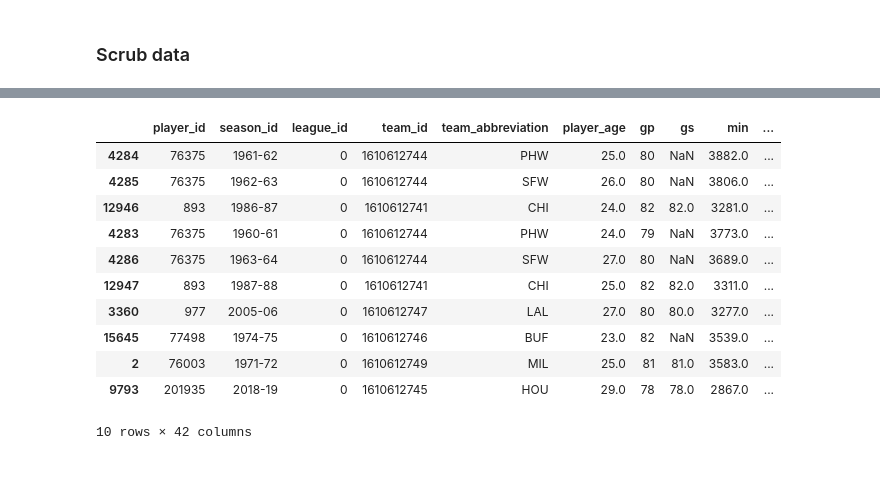
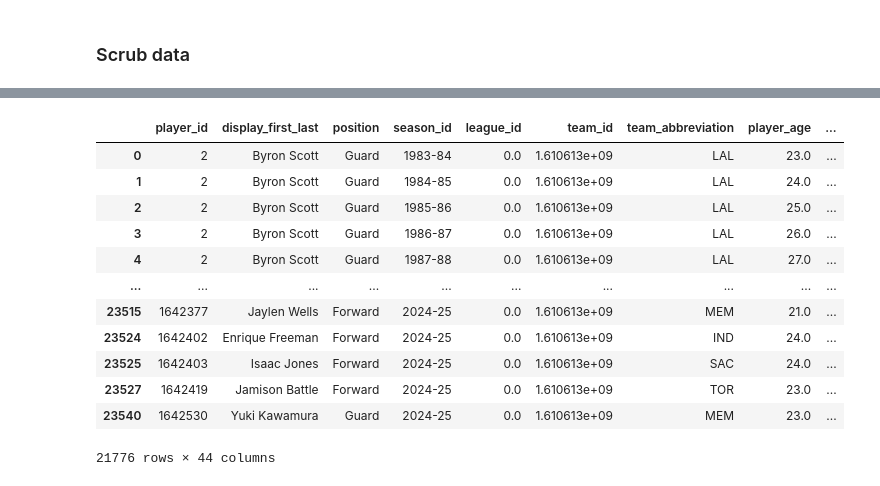
Before and after one commit to anewbegin95/nbadata, a Jupyter notebook: season_ranking.ipynb, the cells around one changed output, grey strips where cells are left out. Saved outputs shown, nothing was run; the diff lists cells and outputs as text; code cells hidden in the pictures.

```diff
--- a/season_ranking.ipynb
+++ b/season_ranking.ipynb
@@ -131,18 +116,25 @@ def normalize_df(df):
-# %%
-# Apply our new normalize_df function to the stats_df dataframe,
-stats_df = normalize_df(stats_df).reset_index(drop=True)
-
-stats_df.sort_values('pts_norm', ascending=False).head(10)
-# %% [output]
-|  | player_id | season_id | league_id | team_id | team_abbreviation | player_age | gp | gs | min | ... |
-| 4284 | 76375 | 1961-62 | 0 | 1610612744 | PHW | 25.0 | 80 | NaN | 3882.0 | ... |
-| 4285 | 76375 | 1962-63 | 0 | 1610612744 | SFW | 26.0 | 80 | NaN | 3806.0 | ... |
-| 12946 | 893 | 1986-87 | 0 | 1610612741 | CHI | 24.0 | 82 | 82.0 | 3281.0 | ... |
-| 4283 | 76375 | 1960-61 | 0 | 1610612744 | PHW | 24.0 | 79 | NaN | 3773.0 | ... |
-| 4286 | 76375 | 1963-64 | 0 | 1610612744 | SFW | 27.0 | 80 | NaN | 3689.0 | ... |
-| 12947 | 893 | 1987-88 | 0 | 1610612741 | CHI | 25.0 | 82 | 82.0 | 3311.0 | ... |
-| 3360 | 977 | 2005-06 | 0 | 1610612747 | LAL | 27.0 | 80 | 80.0 | 3277.0 | ... |
-| 15645 | 77498 | 1974-75 | 0 | 1610612746 | BUF | 23.0 | 82 | NaN | 3539.0 | ... |
-| 2 | 76003 | 1971-72 | 0 | 1610612749 | MIL | 25.0 | 81 | 81.0 | 3583.0 | ... |
-| 9793 | 201935 | 2018-19 | 0 | 1610612745 | HOU | 29.0 | 78 | 78.0 | 2867.0 | ... |
-10 rows × 42 columns
+# %%
+# Calculate mean and standard deviation for each statistic across all seasons
+means = df_stats[stats].mean()
+stds = df_stats[stats].std()
+
+# Apply Z-score normalization
+for stat in stats:
+    if stat in df_stats.columns:
+        df_stats[stat + '_zscore'] = (df_stats[stat] - means[stat]) / stds[stat]
+
+df_stats
+# %% [output]
+|  | player_id | display_first_last | position | season_id | league_id | team_id | team_abbreviation | player_age | ... |
+| 0 | 2 | Byron Scott | Guard | 1983-84 | 0.0 | 1.610613e+09 | LAL | 23.0 | ... |
+| 1 | 2 | Byron Scott | Guard | 1984-85 | 0.0 | 1.610613e+09 | LAL | 24.0 | ... |
+| 2 | 2 | Byron Scott | Guard | 1985-86 | 0.0 | 1.610613e+09 | LAL | 25.0 | ... |
+| 3 | 2 | Byron Scott | Guard | 1986-87 | 0.0 | 1.610613e+09 | LAL | 26.0 | ... |
+| 4 | 2 | Byron Scott | Guard | 1987-88 | 0.0 | 1.610613e+09 | LAL | 27.0 | ... |
+| ... | ... | ... | ... | ... | ... | ... | ... | ... | ... |
+| 23515 | 1642377 | Jaylen Wells | Forward | 2024-25 | 0.0 | 1.610613e+09 | MEM | 21.0 | ... |
+| 23524 | 1642402 | Enrique Freeman | Forward | 2024-25 | 0.0 | 1.610613e+09 | IND | 24.0 | ... |
+| 23525 | 1642403 | Isaac Jones | Forward | 2024-25 | 0.0 | 1.610613e+09 | SAC | 24.0 | ... |
+| 23527 | 1642419 | Jamison Battle | Forward | 2024-25 | 0.0 | 1.610613e+09 | TOR | 23.0 | ... |
+| 23540 | 1642530 | Yuki Kawamura | Guard | 2024-25 | 0.0 | 1.610613e+09 | MEM | 23.0 | ... |
+21776 rows × 44 columns
```
Also changed, not shown: parts of 6 cells of this notebook.
